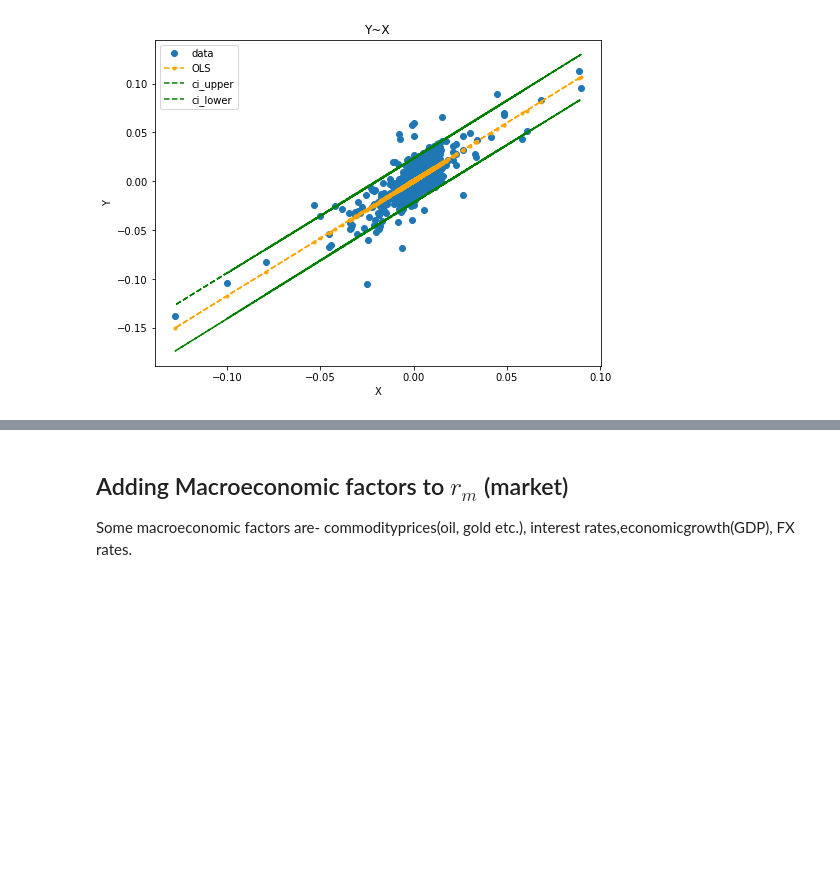
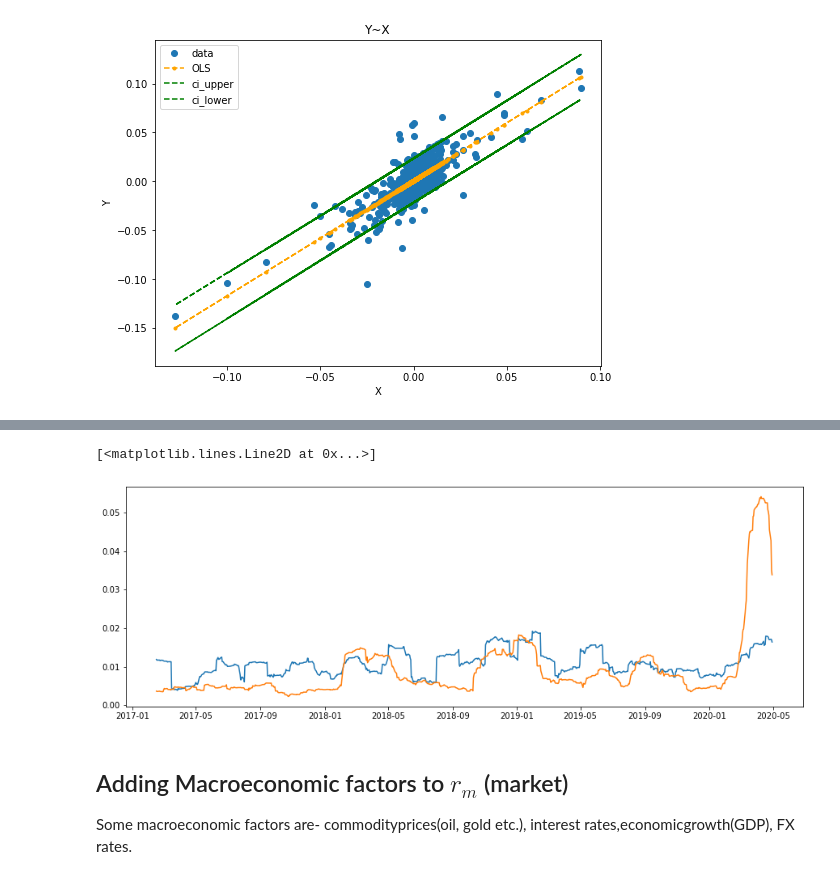
Before and after one commit to pranofgit/Finance-101, a Jupyter notebook: 1 capm.ipynb, the cells around one changed output, grey strips where cells are left out. Cells and saved outputs as stored; diff of their text form; code cells hidden in the pictures; blank space fills up the shorter version.

```diff
--- a/1 capm.ipynb
+++ b/1 capm.ipynb
@@ -583,3 +590,10 @@ dtype: float64
+# %%
+plt.figure(figsize=(15,5))
+plt.plot(fit_ols.resid.rolling(30).std().dropna())
+plt.plot(ex_ret['^GSPC'].rolling(30).std().dropna())
+# %% [output]
+[<matplotlib.lines.Line2D at 0x...>]
+[figure, added]
 # %% [markdown]
 ## Adding Macroeconomic factors to $r_m$ (market)
 
```
Also changed, not shown: parts of 6 cells of this notebook.
